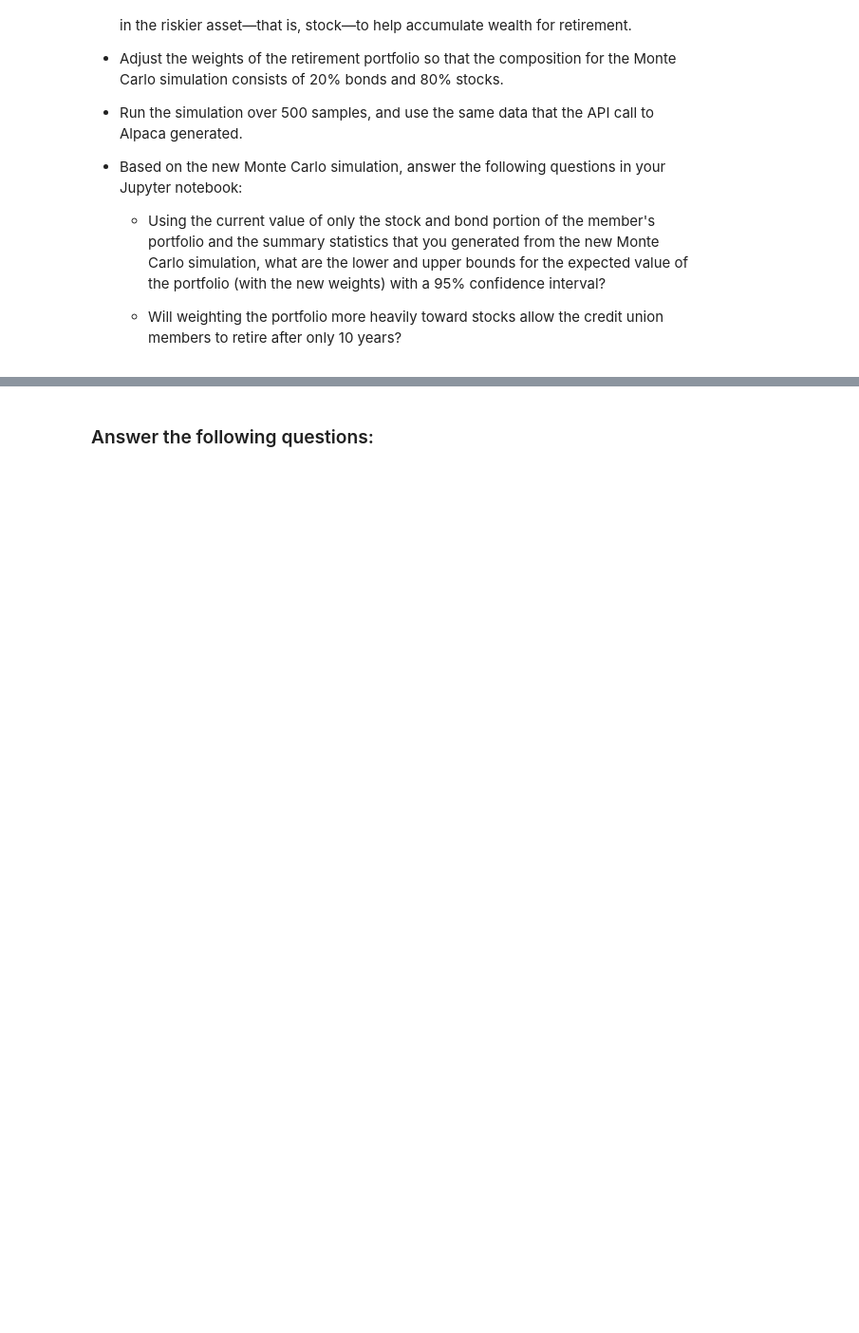
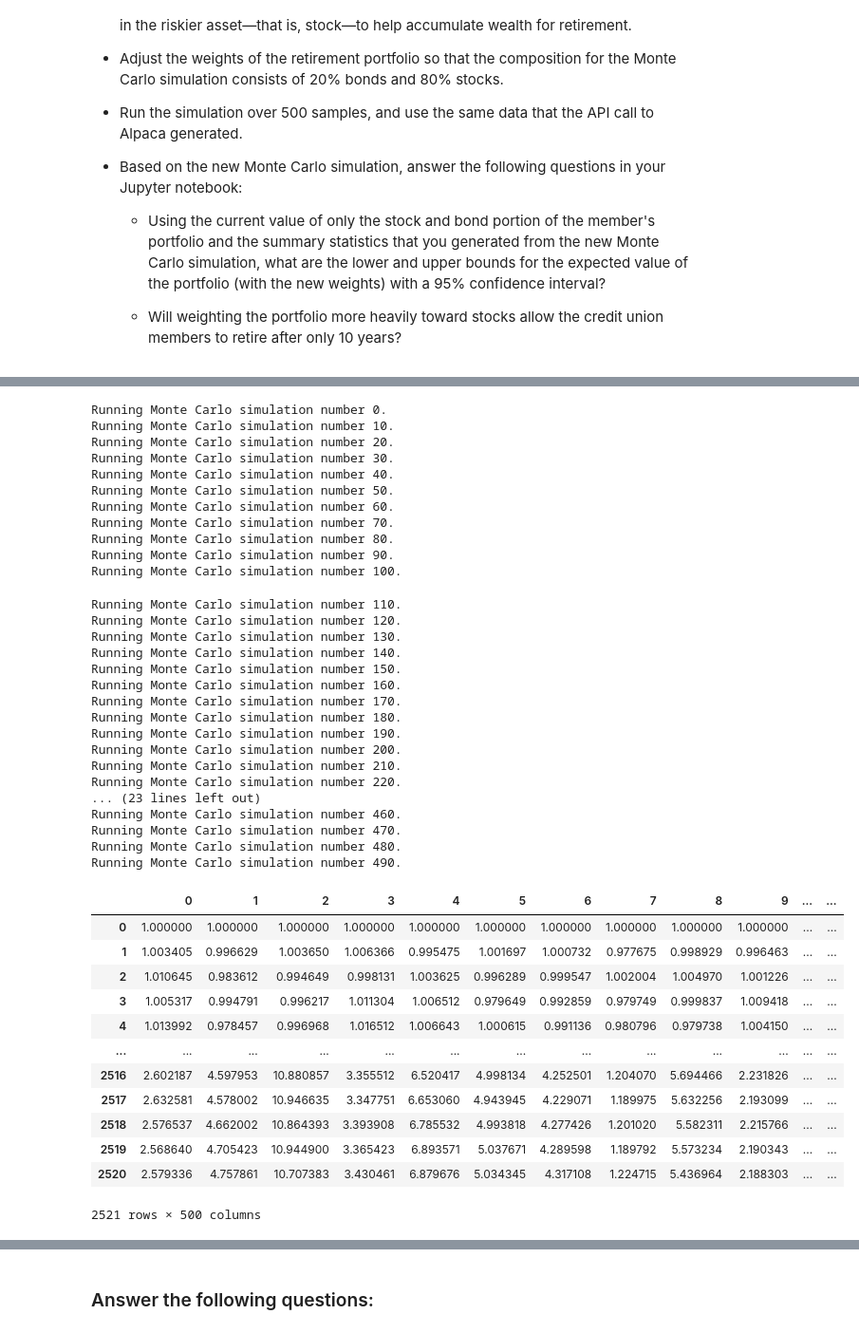
Before and after one commit to carljfrederick/financial-health-app, a Jupyter notebook: financial_planning_tools.ipynb, the cells around one changed output, grey strips where cells are left out. Shown at 95% size. Drawn from its saved outputs; the diff is of its cells as text; code cells hidden in the pictures; blank space fills up the shorter version.

```diff
--- a/financial_planning_tools.ipynb
+++ b/financial_planning_tools.ipynb
@@ -614,4 +635,46 @@ For this new Monte Carlo simulation, do the following:
 # %%
-# Run the Monte Carlo simulation to forecast 10 years cumulative returns
-# YOUR CODE HERE
+# Runs the Monte Carlo simulation to forecast 10 years cumulative returns
+MC_tenyear.calc_cumulative_return()
+# %% [output]
+Running Monte Carlo simulation number 0.
+Running Monte Carlo simulation number 10.
+Running Monte Carlo simulation number 20.
+Running Monte Carlo simulation number 30.
+Running Monte Carlo simulation number 40.
+Running Monte Carlo simulation number 50.
+Running Monte Carlo simulation number 60.
+Running Monte Carlo simulation number 70.
+Running Monte Carlo simulation number 80.
+Running Monte Carlo simulation number 90.
+Running Monte Carlo simulation number 100.
+Running Monte Carlo simulation number 110.
+Running Monte Carlo simulation number 120.
+Running Monte Carlo simulation number 130.
+Running Monte Carlo simulation number 140.
+Running Monte Carlo simulation number 150.
+Running Monte Carlo simulation number 160.
+Running Monte Carlo simulation number 170.
+Running Monte Carlo simulation number 180.
+Running Monte Carlo simulation number 190.
+Running Monte Carlo simulation number 200.
+Running Monte Carlo simulation number 210.
+Running Monte Carlo simulation number 220.
+... (23 lines left out)
+Running Monte Carlo simulation number 460.
+Running Monte Carlo simulation number 470.
+Running Monte Carlo simulation number 480.
+Running Monte Carlo simulation number 490.
+|  | 0 | 1 | 2 | 3 | 4 | 5 | 6 | 7 | 8 | 9 | ... | ... |
+| 0 | 1.000000 | 1.000000 | 1.000000 | 1.000000 | 1.000000 | 1.000000 | 1.000000 | 1.000000 | 1.000000 | 1.000000 | ... | ... |
+| 1 | 1.003405 | 0.996629 | 1.003650 | 1.006366 | 0.995475 | 1.001697 | 1.000732 | 0.977675 | 0.998929 | 0.996463 | ... | ... |
+| 2 | 1.010645 | 0.983612 | 0.994649 | 0.998131 | 1.003625 | 0.996289 | 0.999547 | 1.002004 | 1.004970 | 1.001226 | ... | ... |
+| 3 | 1.005317 | 0.994791 | 0.996217 | 1.011304 | 1.006512 | 0.979649 | 0.992859 | 0.979749 | 0.999837 | 1.009418 | ... | ... |
+| 4 | 1.013992 | 0.978457 | 0.996968 | 1.016512 | 1.006643 | 1.000615 | 0.991136 | 0.980796 | 0.979738 | 1.004150 | ... | ... |
+| ... | ... | ... | ... | ... | ... | ... | ... | ... | ... | ... | ... | ... |
+| 2516 | 2.602187 | 4.597953 | 10.880857 | 3.355512 | 6.520417 | 4.998134 | 4.252501 | 1.204070 | 5.694466 | 2.231826 | ... | ... |
+| 2517 | 2.632581 | 4.578002 | 10.946635 | 3.347751 | 6.653060 | 4.943945 | 4.229071 | 1.189975 | 5.632256 | 2.193099 | ... | ... |
+| 2518 | 2.576537 | 4.662002 | 10.864393 | 3.393908 | 6.785532 | 4.993818 | 4.277426 | 1.201020 | 5.582311 | 2.215766 | ... | ... |
+| 2519 | 2.568640 | 4.705423 | 10.944900 | 3.365423 | 6.893571 | 5.037671 | 4.289598 | 1.189792 | 5.573234 | 2.190343 | ... | ... |
+| 2520 | 2.579336 | 4.757861 | 10.707383 | 3.430461 | 6.879676 | 5.034345 | 4.317108 | 1.224715 | 5.436964 | 2.188303 | ... | ... |
+2521 rows × 500 columns
 # %%
```
Also changed, not shown: parts of 9 cells of this notebook.
